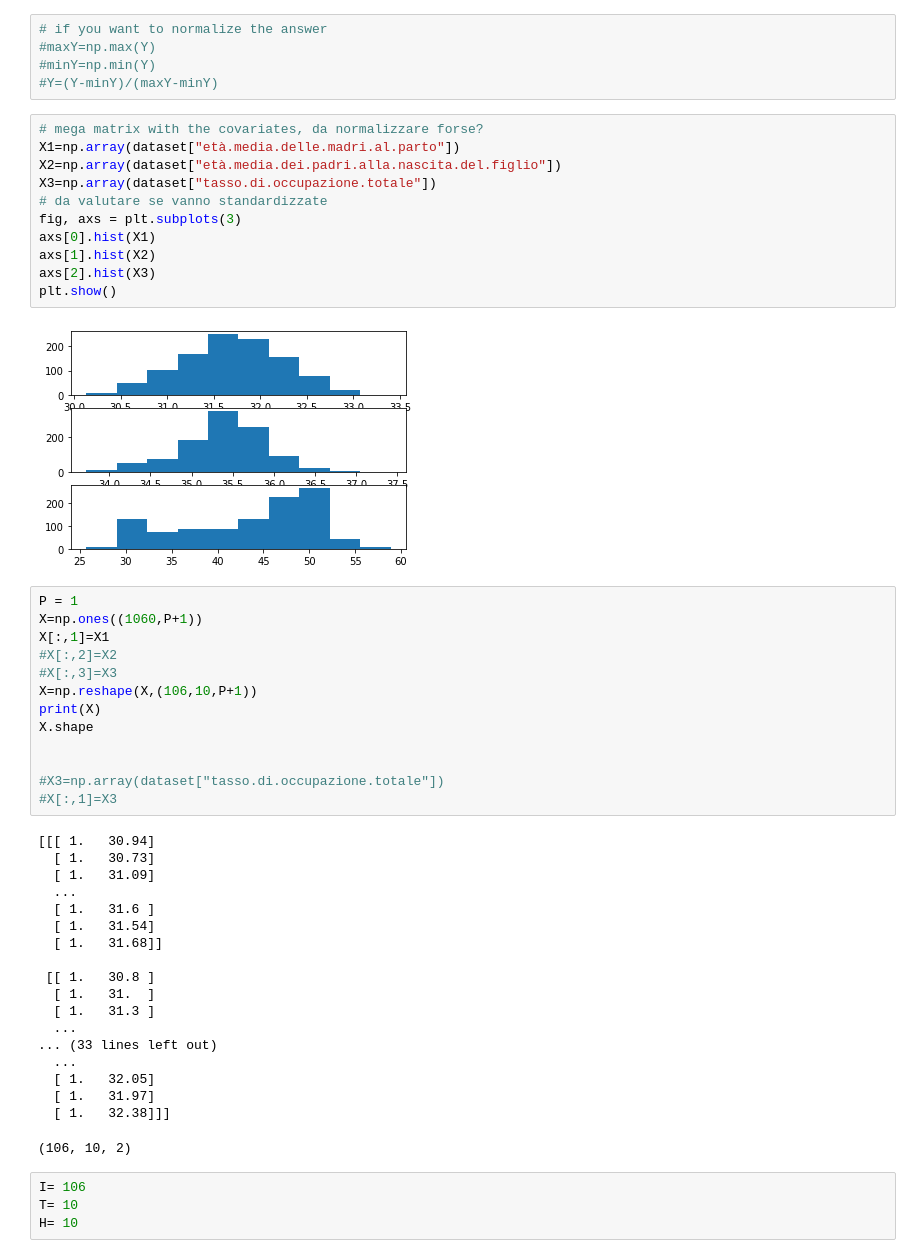
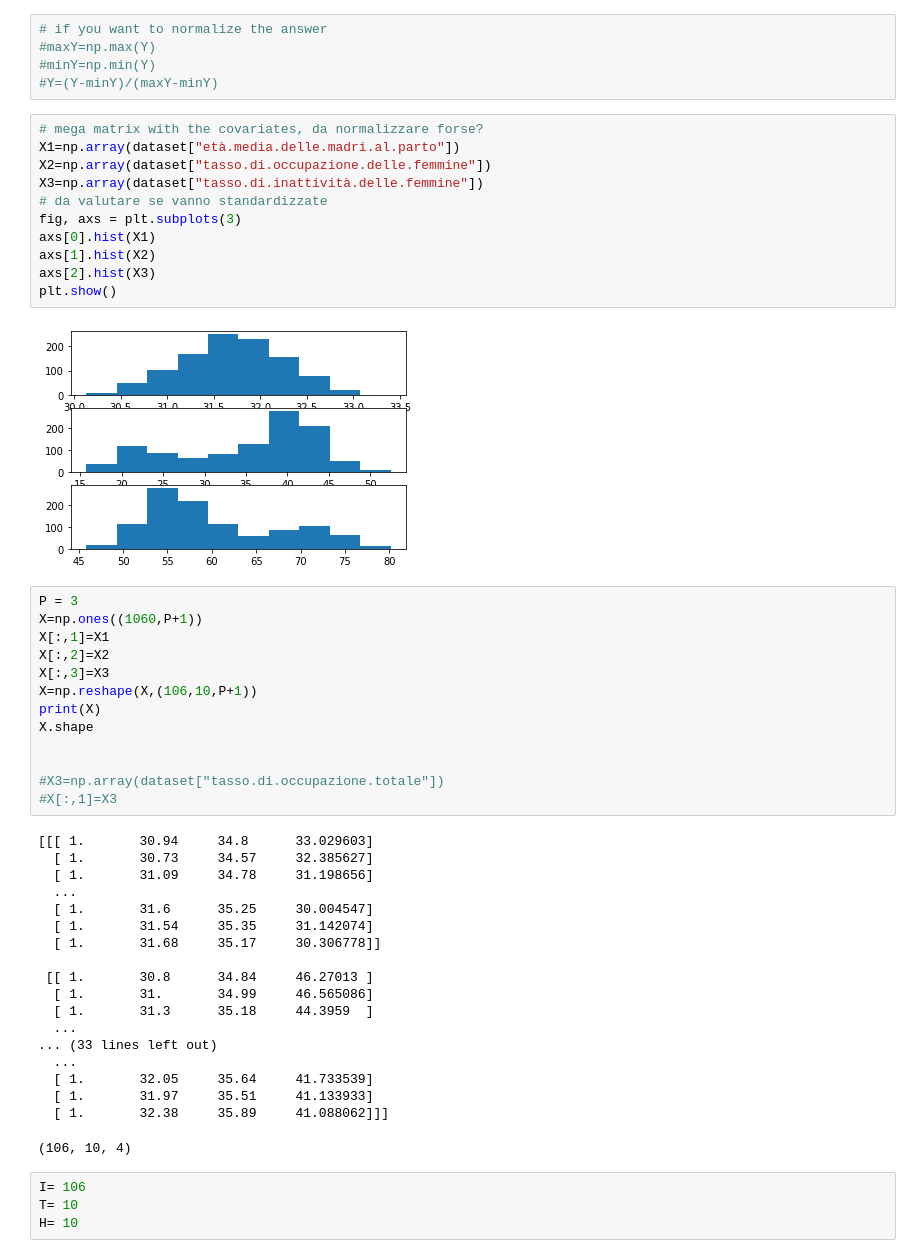
Before and after one commit to richilazza99/bayesian-project, a Jupyter notebook: True_Dataset_model.ipynb, the cells around one changed output. Saved outputs shown, nothing was run; the diff lists cells and outputs as text.

```diff
--- a/True_Dataset_model.ipynb
+++ b/True_Dataset_model.ipynb
@@ -59,22 +59,22 @@ plt.show()
 # %%
 # mega matrix with the covariates, da normalizzare forse?
 X1=np.array(dataset["età.media.delle.madri.al.parto"])
-X2=np.array(dataset["età.media.dei.padri.alla.nascita.del.figlio"])
-X3=np.array(dataset["tasso.di.occupazione.totale"])
+X2=np.array(dataset["tasso.di.occupazione.delle.femmine"])
+X3=np.array(dataset["tasso.di.inattività.delle.femmine"])
 # da valutare se vanno standardizzate
 fig, axs = plt.subplots(3)
 axs[0].hist(X1)
 axs[1].hist(X2)
 axs[2].hist(X3)
 plt.show()
 # %% [output]
-[figure, old version]
+[figure, new version]
 # %%
-P = 1
+P = 3
 X=np.ones((1060,P+1))
 X[:,1]=X1
-#X[:,2]=X2
-#X[:,3]=X3
+X[:,2]=X2
+X[:,3]=X3
 X=np.reshape(X,(106,10,P+1))
 print(X)
 X.shape
@@ -83,24 +83,24 @@ X.shape
 #X3=np.array(dataset["tasso.di.occupazione.totale"])
 #X[:,1]=X3
 # %% [output]
-[[[ 1.   30.94]
-  [ 1.   30.73]
-  [ 1.   31.09]
+[[[ 1.       30.94     34.8      33.029603]
+  [ 1.       30.73     34.57     32.385627]
+  [ 1.       31.09     34.78     31.198656]
   ...
-  [ 1.   31.6 ]
-  [ 1.   31.54]
-  [ 1.   31.68]]
+  [ 1.       31.6      35.25     30.004547]
+  [ 1.       31.54     35.35     31.142074]
+  [ 1.       31.68     35.17     30.306778]]
 
- [[ 1.   30.8 ]
-  [ 1.   31.  ]
-  [ 1.   31.3 ]
+ [[ 1.       30.8      34.84     46.27013 ]
+  [ 1.       31.       34.99     46.565086]
+  [ 1.       31.3      35.18     44.3959  ]
   ...
 ... (33 lines left out)
   ...
-  [ 1.   32.05]
-  [ 1.   31.97]
-  [ 1.   32.38]]]
+  [ 1.       32.05     35.64     41.733539]
+  [ 1.       31.97     35.51     41.133933]
+  [ 1.       32.38     35.89     41.088062]]]
-(106, 10, 2)
+(106, 10, 4)
 # %%
 I= 106
 T= 10
```
Also changed, not shown: parts of 8 cells of this notebook, 9 other files.
